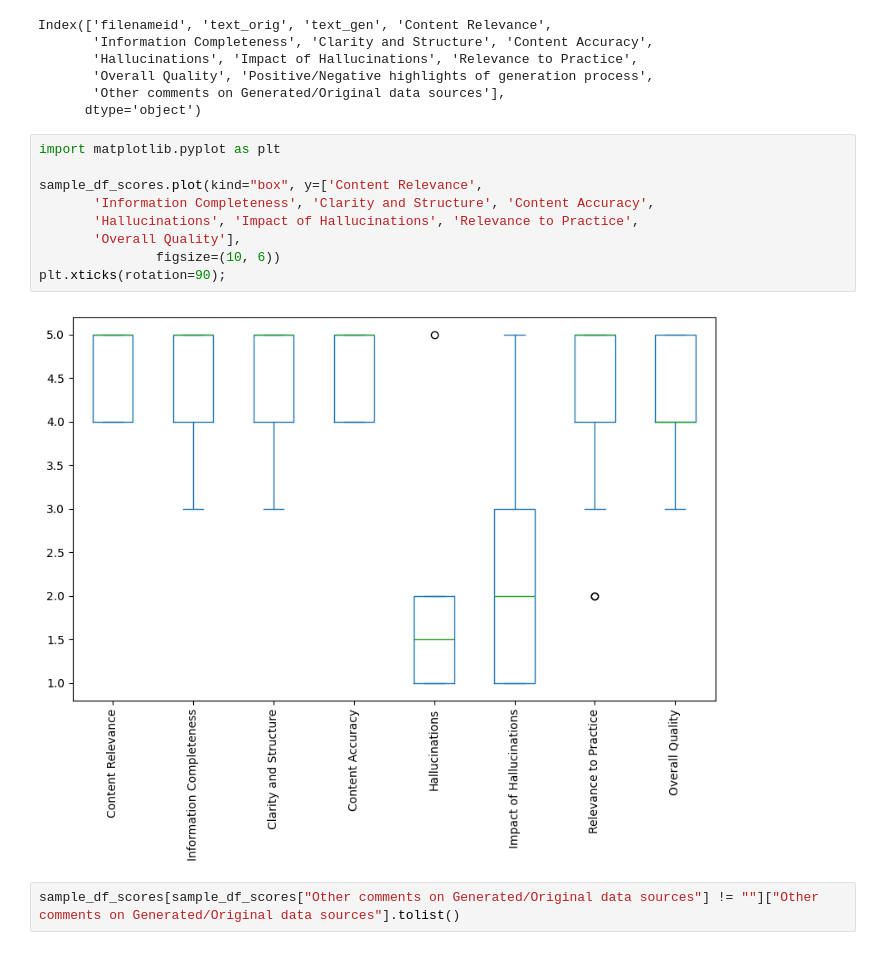
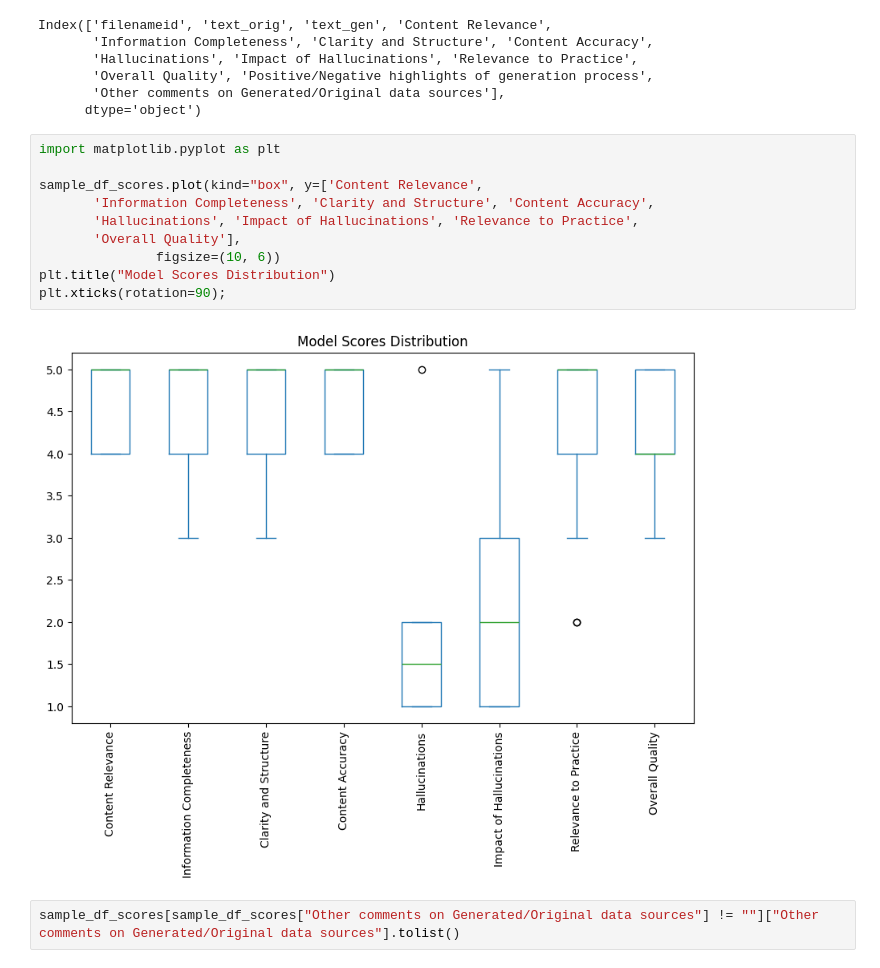
Before and after one commit to nlp4bia-bsc/MultiSynDS, a Jupyter notebook: nbs/generative/llama32_as_a_judge.ipynb, the cells around one changed output. Cells and saved outputs as stored; diff of their text form.

```diff
--- a/nbs/generative/llama32_as_a_judge.ipynb
+++ b/nbs/generative/llama32_as_a_judge.ipynb
@@ -209,14 +209,15 @@ Index(['filenameid', 'text_orig', 'text_gen', 'Content Relevance',
 # %%
 import matplotlib.pyplot as plt
 
 sample_df_scores.plot(kind="box", y=['Content Relevance',
        'Information Completeness', 'Clarity and Structure', 'Content Accuracy',
        'Hallucinations', 'Impact of Hallucinations', 'Relevance to Practice',
        'Overall Quality'],
                figsize=(10, 6))
+plt.title("Model Scores Distribution")
 plt.xticks(rotation=90);
 # %% [output]
-[figure, old version]
+[figure, new version]
 # %%
 sample_df_scores[sample_df_scores["Other comments on Generated/Original data sources"] != ""]["Other comments on Generated/Original data sources"].tolist()
 # %% [output]
```
Also changed, not shown: parts of 1 cell of this notebook, 2 other files.
